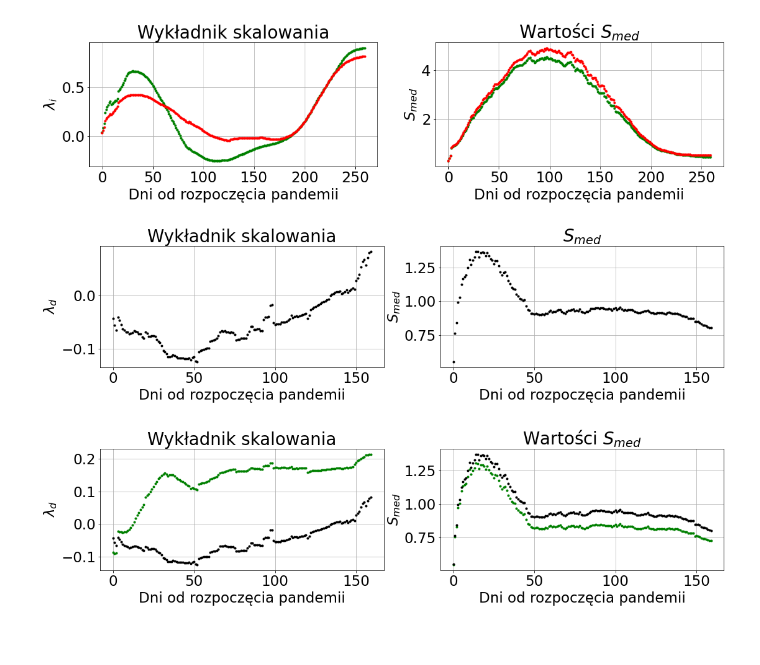
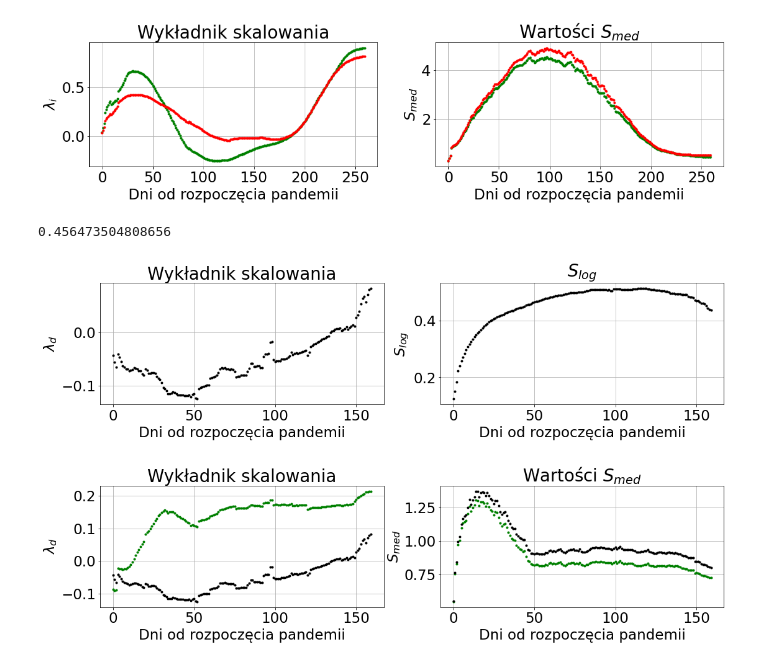
Before and after one commit to mis723/Analiza-COVID-w-Polsce, a Jupyter notebook: analiza_danych.ipynb, the cells around one changed output. Drawn from its saved outputs; the diff is of its cells as text; code cells hidden in the pictures; blank space fills up the shorter version.

```diff
--- a/analiza_danych.ipynb
+++ b/analiza_danych.ipynb
@@ -1002,15 +967,15 @@ plt.rcParams.update({'font.size': 23})
 days_num = 260
 
 wykladniki = []
-wartosci_S_med = []
+wartosci_S_log = []
 
 for i in range(days_num):
     x = infections.loc[infections['pandemic_day'] == i, 'population']
     y = infections.loc[infections['pandemic_day'] == i, 'infected_mean']
-    a, b, a_err, R2, p, S, S_div, S_med = fit_loglog_statsmodels(x, y)
+    a, b, a_err, R2, p, S, S_div, S_log = fit_loglog_statsmodels_nans_fix_new(x, y)
 
     wykladniki.append(a)
-    wartosci_S_med.append(S_med)
+    wartosci_S_log.append(S_log)
 
 fig, ax = plt.subplots(nrows=1, ncols=2, figsize=(18, 4))
 #fig.subplots_adjust(left=0.2, hspace = 0.4)
@@ -1020,12 +985,13 @@ ax[0].set_xlabel('Dni od rozpoczęcia pandemii')
 ax[0].set_ylabel('$\lambda_i$')
 ax[0].grid(visible = True)
 #ax[0].set_ylim([-0.1, 1.2])
-ax[1].plot(range(days_num), wartosci_S_med, 'ro', markersize=3, label='S_med')
-ax[1].title.set_text('Wartości $S_{med}$')
+ax[1].plot(range(days_num), wartosci_S_log, 'ro', markersize=3, label='S_log')
+ax[1].title.set_text('Wartości $S_{log}$')
 ax[1].set_xlabel('Dni od rozpoczęcia pandemii')
-ax[1].set_ylabel('$S_{med}$')
+ax[1].set_ylabel('$S_{log}$')
 ax[1].grid(visible = True)
 plt.subplots_adjust(bottom=0.2)
 
-plt.savefig("inf_1wave_pop_2_daily.pdf")
+print(np.mean(wartosci_S_log))
+#plt.savefig("inf_1wave_pop.pdf")
 # %% [output]
@@ -1079,39 +1046,41 @@ plt.subplots_adjust(bottom=0.2)
 # %%
 #Wykres wykładnika skalowania dla liczby całkowitych zgonów w zależności od kolejnych dni pandemicznych
 #+ wykresy jakości dopasowania
 #wykres log-log, populacja, śmierci, dane ze wszystkich powiatów
 
 days_num = 160
 
 wykladniki = []
-wartosci_S_med = []
+wartosci_S_log = []
 
 for i in range(days_num):
     x = deaths.loc[deaths['pandemic_day'] == i, 'population']
     y = deaths.loc[deaths['pandemic_day'] == i, 'dead_mean']
-    a, b, a_err, R2, p, S, S_div, S_med = fit_loglog_statsmodels(x, y)
+    a, b, a_err, R2, p, S, S_div, S_log = fit_loglog_statsmodels_nans_fix_new(x, y)
 
     wykladniki.append(a)
-    wartosci_S_med.append(S_med)
+    wartosci_S_log.append(S_log)
 
 fig, ax = plt.subplots(nrows=1, ncols=2, figsize=(18, 4))
 #fig.subplots_adjust(left=0.2, hspace = 0.4)
 ax[0].plot(range(days_num), wykladniki, 'o', markersize=3, color = 'black', label='a')
 ax[0].title.set_text('Wykładnik skalowania')
 ax[0].set_xlabel('Dni od rozpoczęcia pandemii')
 ax[0].set_ylabel('$\lambda_d$')
 ax[0].grid(visible = True)
 #ax[0].set_ylim([-0.1, 1.2])
-ax[1].plot(range(days_num), wartosci_S_med, 'o', markersize=3, color = 'black', label='S_med')
-ax[1].title.set_text('$S_{med}$')
+ax[1].plot(range(days_num), wartosci_S_log, 'o', markersize=3, color = 'black', label='S_log')
+ax[1].title.set_text('$S_{log}$')
 ax[1].set_xlabel('Dni od rozpoczęcia pandemii')
-ax[1].set_ylabel('$S_{med}$')
+ax[1].set_ylabel('$S_{log}$')
 ax[1].grid(visible = True)
 plt.subplots_adjust(bottom=0.2)
 
-plt.savefig("dead_1wave_pop_2_daily.pdf")
+print(np.mean(wartosci_S_log))
+#plt.savefig("dead_1wave_pop.pdf")
 # %% [output]
+0.456473504808656
-[figure, old version]
+[figure, new version]
 # %%
 #Wykres wykładnika skalowania dla liczby całkowitych śmierci w zależności od kolejnych dni pandemicznych
 #+ wykresy jakości dopasowania
```
Also changed, not shown: parts of 10 cells of this notebook, 50 other files.
